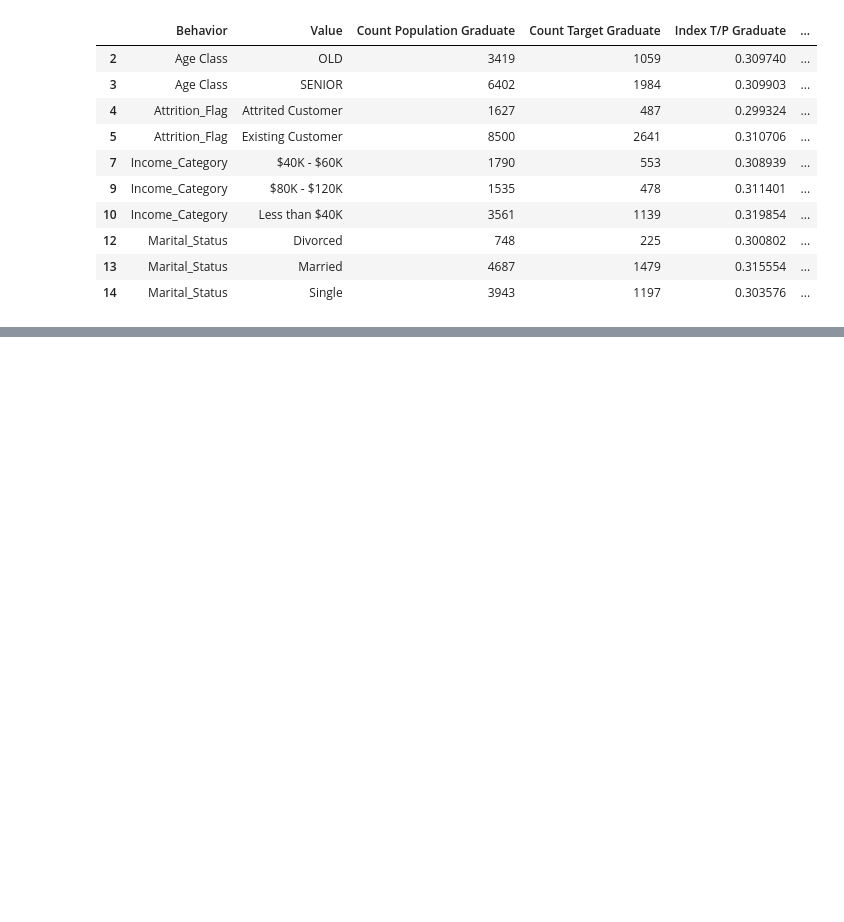
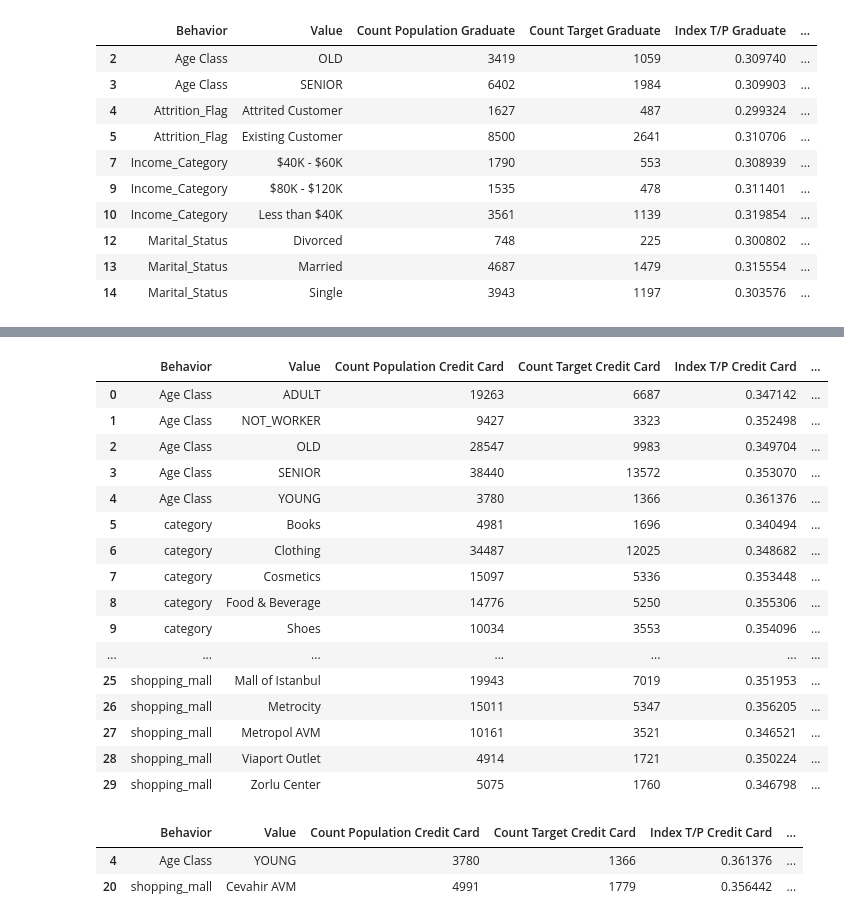
Before and after one commit to maurotommasi/Cluster-Compare, a Jupyter notebook: test.ipynb, the cells around one changed output, grey strips where cells are left out. Cells and saved outputs as stored; diff of their text form; code cells hidden in the pictures; blank space fills up the shorter version.

```diff
--- a/test.ipynb
+++ b/test.ipynb
@@ -222,3 +222,6 @@ cc_graduate.getFeatures([1.5])
 | 12 | Marital_Status | Divorced | 748 | 225 | 0.300802 | ... |
 | 13 | Marital_Status | Married | 4687 | 1479 | 0.315554 | ... |
 | 14 | Marital_Status | Single | 3943 | 1197 | 0.303576 | ... |
+# %%
+df = pd.read_csv('customer_shopping_data.csv')
+df.head()
@@ -224,0 +239,11 @@ cc_graduate.getFeatures([1.5])
+# %%
+df["Age Class"] = df['age'].apply(sigma)
+df_filtered = df[df['payment_method'] == 'Credit Card']
+df_target = pd.DataFrame()
+df_target['customer_id'] = df_filtered['customer_id']
+df_target['targetMatch'] = 1
+behaviors = ['category', 'quantity','Age Class', 'gender', 'shopping_mall']
+cc_credit = CC(df, df_target, behaviors, 'Credit Card', 'customer_id', 'targetMatch')
+cc_credit.analyse()
+_, analysis = cc_credit.getAnalysis()
+analysis
@@ -224,0 +269,11 @@ cc_graduate.getFeatures([1.5])
+# %%
+df["Age Class"] = df['age'].apply(sigma)
+df_filtered = df[df['payment_method'] == 'Debit Card']
+df_target = pd.DataFrame()
+df_target['customer_id'] = df_filtered['customer_id']
+df_target['targetMatch'] = 1
+behaviors = ['category', 'quantity','Age Class', 'gender', 'shopping_mall']
+cc_debit = CC(df, df_target, behaviors, 'Debit Card', 'customer_id', 'targetMatch')
+cc_debit.analyse()
+_, analysis = cc_debit.getAnalysis()
+analysis
@@ -224,0 +299,11 @@ cc_graduate.getFeatures([1.5])
+# %%
+df["Age Class"] = df['age'].apply(sigma)
+df_filtered = df[df['payment_method'] == 'Cash']
+df_target = pd.DataFrame()
+df_target['customer_id'] = df_filtered['customer_id']
+df_target['targetMatch'] = 1
+behaviors = ['category', 'quantity','Age Class', 'gender', 'shopping_mall']
+cc_cash = CC(df, df_target, behaviors, 'Cash', 'customer_id', 'targetMatch')
+cc_cash.analyse()
+_, analysis = cc_cash.getAnalysis()
+analysis
@@ -224,0 +329,26 @@ cc_graduate.getFeatures([1.5])
+# %%
+cc_credit.compare([cc_debit.getAnalysis(), cc_cash.getAnalysis()])
+# %% [output]
+|  | Behavior | Value | Count Population Credit Card | Count Target Credit Card | Index T/P Credit Card | ... |
+| 0 | Age Class | ADULT | 19263 | 6687 | 0.347142 | ... |
+| 1 | Age Class | NOT_WORKER | 9427 | 3323 | 0.352498 | ... |
+| 2 | Age Class | OLD | 28547 | 9983 | 0.349704 | ... |
+| 3 | Age Class | SENIOR | 38440 | 13572 | 0.353070 | ... |
+| 4 | Age Class | YOUNG | 3780 | 1366 | 0.361376 | ... |
+| 5 | category | Books | 4981 | 1696 | 0.340494 | ... |
+| 6 | category | Clothing | 34487 | 12025 | 0.348682 | ... |
+| 7 | category | Cosmetics | 15097 | 5336 | 0.353448 | ... |
+| 8 | category | Food & Beverage | 14776 | 5250 | 0.355306 | ... |
+| 9 | category | Shoes | 10034 | 3553 | 0.354096 | ... |
+| ... | ... | ... | ... | ... | ... | ... |
+| 25 | shopping_mall | Mall of Istanbul | 19943 | 7019 | 0.351953 | ... |
+| 26 | shopping_mall | Metrocity | 15011 | 5347 | 0.356205 | ... |
+| 27 | shopping_mall | Metropol AVM | 10161 | 3521 | 0.346521 | ... |
+| 28 | shopping_mall | Viaport Outlet | 4914 | 1721 | 0.350224 | ... |
+| 29 | shopping_mall | Zorlu Center | 5075 | 1760 | 0.346798 | ... |
+# %%
+cc_credit.getFeatures([1.8, 0])
+# %% [output]
+|  | Behavior | Value | Count Population Credit Card | Count Target Credit Card | Index T/P Credit Card | ... |
+| 4 | Age Class | YOUNG | 3780 | 1366 | 0.361376 | ... |
+| 20 | shopping_mall | Cevahir AVM | 4991 | 1779 | 0.356442 | ... |
```
Also changed, not shown: parts of 5 cells of this notebook, 1 other file.
